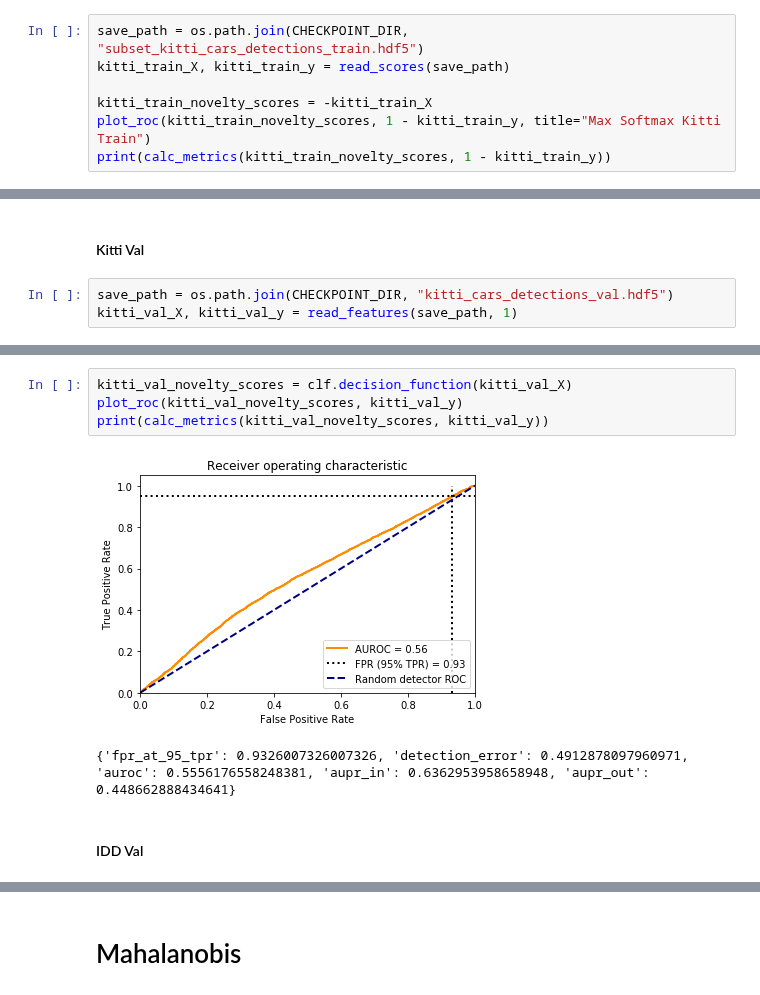
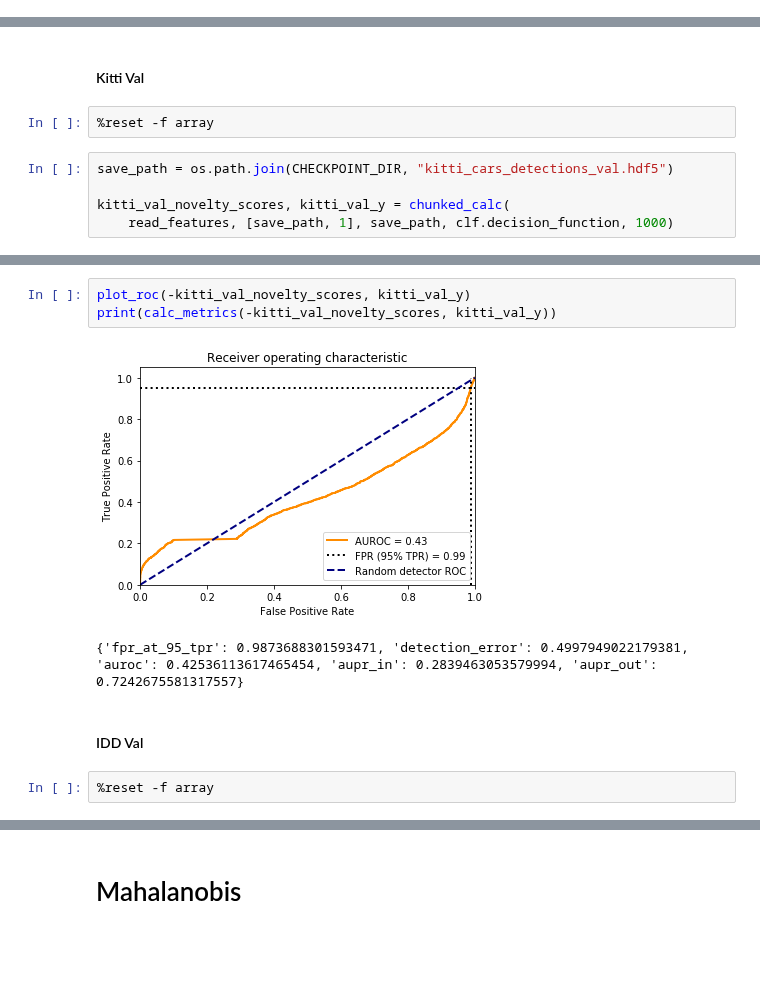
Before and after one commit to BalahariVignesh/simple-faster-rcnn-pytorch, a Jupyter notebook: idd_fn_detection/idd_fn_detection.ipynb, the cells around one changed output, grey strips where cells are left out. Drawn from its saved outputs; the diff is of its cells as text; blank space fills up the shorter version.

```diff
--- a/idd_fn_detection/idd_fn_detection.ipynb
+++ b/idd_fn_detection/idd_fn_detection.ipynb
@@ -415,7 +470,0 @@ RuntimeError: Dirty entry flush destroy failed (file write failed: time = Sun Ja
-# %%
-save_path = os.path.join(CHECKPOINT_DIR, "subset_kitti_cars_detections_train.hdf5")
-kitti_train_X, kitti_train_y = read_scores(save_path)
-
-kitti_train_novelty_scores = -kitti_train_X
-plot_roc(kitti_train_novelty_scores, 1 - kitti_train_y, title="Max Softmax Kitti Train")
-print(calc_metrics(kitti_train_novelty_scores, 1 - kitti_train_y))
@@ -588,18 +598,23 @@ print(calc_metrics(kitti_train_novelty_scores, kitti_train_y))
 # %% [markdown]
 #### Kitti Val
+# %%
+%reset -f array
 # %%
 save_path = os.path.join(CHECKPOINT_DIR, "kitti_cars_detections_val.hdf5")
-kitti_val_X, kitti_val_y = read_features(save_path, 1)
+
+kitti_val_novelty_scores, kitti_val_y = chunked_calc(
+    read_features, [save_path, 1], save_path, clf.decision_function, 1000)
 # %% [output]
 [interactive output not drawn]
 # %%
-kitti_val_novelty_scores = clf.decision_function(kitti_val_X)
-plot_roc(kitti_val_novelty_scores, kitti_val_y)
-print(calc_metrics(kitti_val_novelty_scores, kitti_val_y))
+plot_roc(-kitti_val_novelty_scores, kitti_val_y)
+print(calc_metrics(-kitti_val_novelty_scores, kitti_val_y))
 # %% [output]
-[figure, old version]
+[figure, new version]
-{'fpr_at_95_tpr': 0.9326007326007326, 'detection_error': 0.4912878097960971, 'auroc': 0.5556176558248381, 'aupr_in': 0.6362953958658948, 'aupr_out': 0.448662888434641}
+{'fpr_at_95_tpr': 0.9873688301593471, 'detection_error': 0.4997949022179381, 'auroc': 0.42536113617465454, 'aupr_in': 0.2839463053579994, 'aupr_out': 0.7242675581317557}
 # %% [markdown]
 #### IDD Val
+# %%
+%reset -f array
 # %%
 save_path = os.path.join(CHECKPOINT_DIR, "idd_cars_detections_val.hdf5")
```
Also changed, not shown: parts of 89 cells of this notebook.
